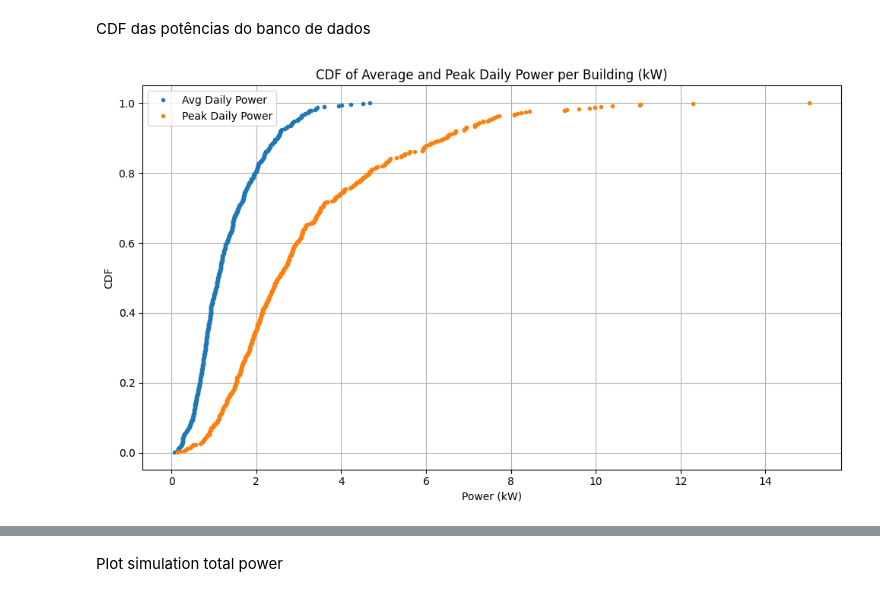
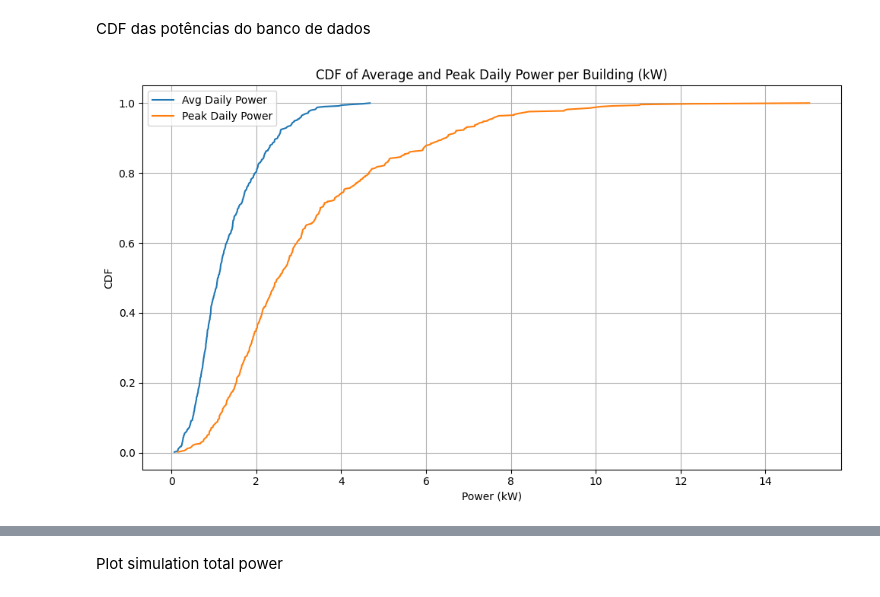
Before and after one commit to glmoritz/pandapower_tests, a Jupyter notebook: duilio_plots_postgres.ipynb, the cells around one changed output, grey strips where cells are left out. Cells and saved outputs as stored; diff of their text form; code cells hidden in the pictures.

```diff
--- a/duilio_plots_postgres.ipynb
+++ b/duilio_plots_postgres.ipynb
@@ -396,7 +396,7 @@ for output_name, label, multiplier in energy_outputs:
     )
     if not df_energy.empty:
         df_energy['bucket'] = pd.to_datetime(df_energy['bucket'])
-        ax1.plot(df_energy['bucket'], df_energy['total_quantity'] * multiplier, marker='o', label=label)
+        ax1.plot(df_energy['bucket'], df_energy['total_quantity'] * multiplier, label=label)
     else:
         print(f"No data found for {label}")
 
@@ -415,7 +415,7 @@ df_soc = get_timeseries_data(
 )
 if not df_soc.empty and total_capacity > 0:
     df_soc['bucket'] = pd.to_datetime(df_soc['bucket'])
-    ax2.plot(df_soc['bucket'], 100*df_soc['total_quantity']/total_capacity, marker='s', color='orange', label='State of Charge')
+    ax2.plot(df_soc['bucket'], 100*df_soc['total_quantity']/total_capacity, color='orange', label='State of Charge')
 else:
     print("No data found for State of Charge")
 
@@ -462,6 +462,7 @@ plt.setp(ax1.xaxis.get_majorticklabels(), rotation=45)
 ax1.legend(loc='upper left')
 ax2.legend(loc='upper right')
 
+
 ax1.grid(True)
 plt.title('Grid Power Demand and Battery State of Charge')
 plt.tight_layout()
@@ -1027,36 +1196,36 @@ def plot_cdf_avg_power():
     rows = conn.execute(query).fetchall()
     conn.close()
 
     if not rows:
         print("No data returned.")
         return
 
     # Step 2: Convert to DataFrame
     df = pd.DataFrame(rows, columns=["bldg_id", "avg_daily_power_kw", "peak_daily_power_kw"])
 
     # Step 3: Prepare data for CDF
     sorted_avg = np.sort(df["avg_daily_power_kw"])
     cdf_avg = np.arange(1, len(sorted_avg) + 1) / len(sorted_avg)
 
     sorted_peak = np.sort(df["peak_daily_power_kw"].dropna())
     cdf_peak = np.arange(1, len(sorted_peak) + 1) / len(sorted_peak)
 
     # Step 2: Plot both CDFs
     plt.figure(figsize=(10, 6))
-    plt.plot(sorted_avg, cdf_avg, marker='.', linestyle='none', label="Avg Daily Power")
-    plt.plot(sorted_peak, cdf_peak, marker='.', linestyle='none', label="Peak Daily Power")
+    plt.plot(sorted_avg, cdf_avg, label="Avg Daily Power")
+    plt.plot(sorted_peak, cdf_peak, label="Peak Daily Power")
     plt.title("CDF of Average and Peak Daily Power per Building (kW)")
     plt.xlabel("Power (kW)")
     plt.ylabel("CDF")
     plt.grid(True)
     plt.legend()
     plt.tight_layout()
     plt.show()
 
 # Example usage
 plot_cdf_avg_power()
 # %% [output]
-[figure, old version]
+[figure, new version]
 # %%
 from sqlalchemy import create_engine, text
 import pandas as pd
```
Also changed, not shown: parts of 15 cells of this notebook, 1 other file.
